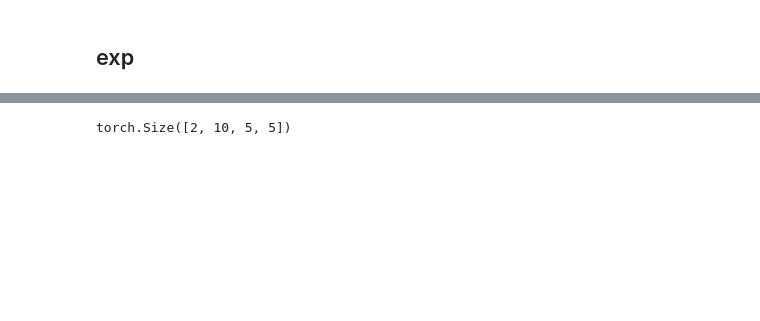
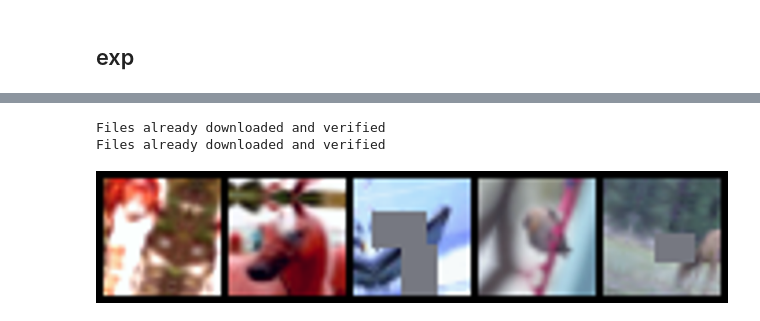
Before and after one commit to ajkdrag/object-detection-impl, a Jupyter notebook: notebooks/exp.ipynb, the cells around one changed output, grey strips where cells are left out. Saved outputs shown, nothing was run; the diff lists cells and outputs as text; code cells hidden in the pictures; blank space fills up the shorter version.

```diff
--- a/notebooks/exp.ipynb
+++ b/notebooks/exp.ipynb
@@ -102,0 +146,2 @@ lit_model.hparams
+# %%
+cb = VisualizeDlsCallback(scale=4)
@@ -103,4 +152,4 @@ lit_model.hparams
 # %%
-dm = ImageClfDatamodule(cfg)
+dm = TorchvisionClfDatamodule(cfg)
 # %%
 dm.setup()
@@ -219,4 +159,13 @@ out_blk2 = l_model.layer2(out_blk)
-# %%
-out_blk2.shape
-# %% [output]
-torch.Size([2, 10, 5, 5])
+# %%
+dm.prepare_data()
+# %% [output]
+Files already downloaded and verified
+Files already downloaded and verified
+# %%
+test_dls = dm.train_dataloader()
+# %%
+first = next(iter(test_dls))
+# %%
+cb._make_grid(first['image'][:5], fp=None, normalize=True, save=False,)
+# %% [output]
+[figure, added]
```
Also changed, not shown: parts of 61 cells of this notebook, 58 other files.
